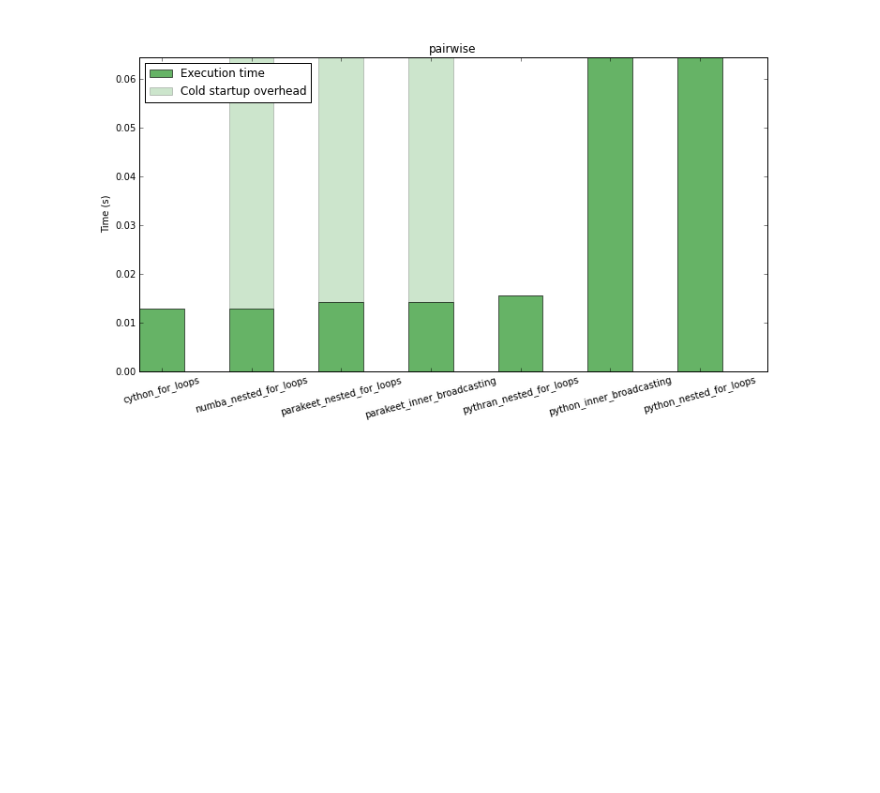
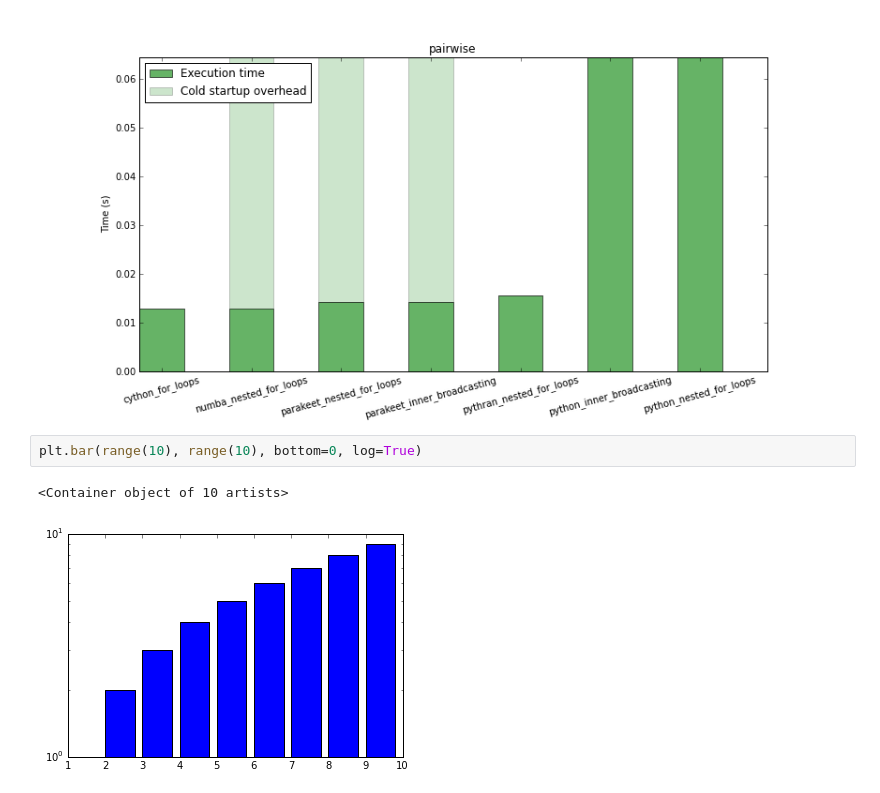
Before and after one commit to numfocus/python-benchmarks, a Jupyter notebook: Untitled0.ipynb, the cells around one changed output. Drawn from its saved outputs; the diff is of its cells as text; blank space fills up the shorter version.

```diff
--- a/Untitled0.ipynb
+++ b/Untitled0.ipynb
@@ -52,3 +52,8 @@ from IPython.display import Image
 Image('report/images/pairwise.png')
 # %% [output]
 [figure]
+# %%
+plt.bar(range(10), range(10), bottom=0, log=True)
+# %% [output]
+<Container object of 10 artists>
+[figure, added]
```
Also changed, not shown: 20 other files.
